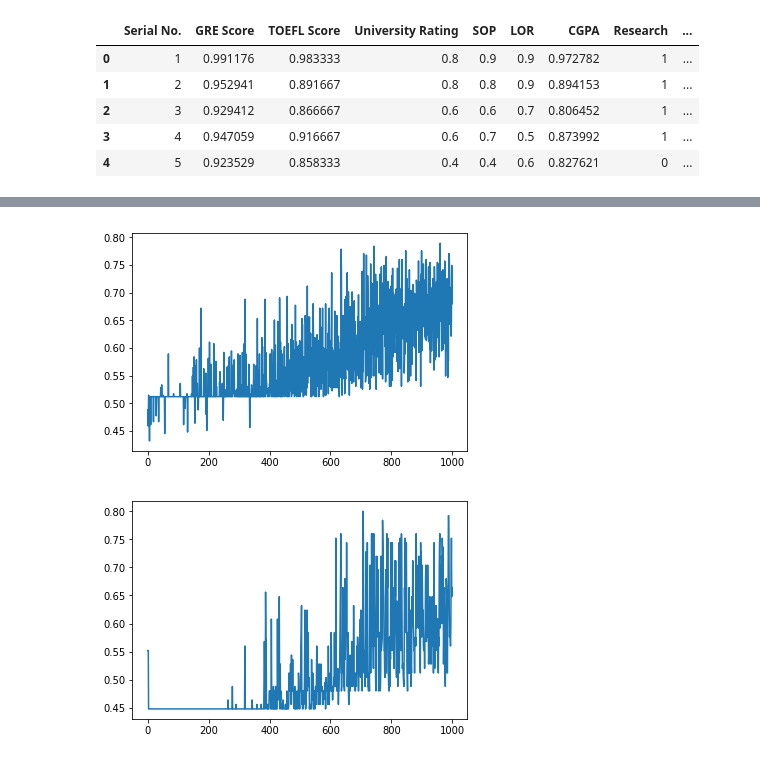
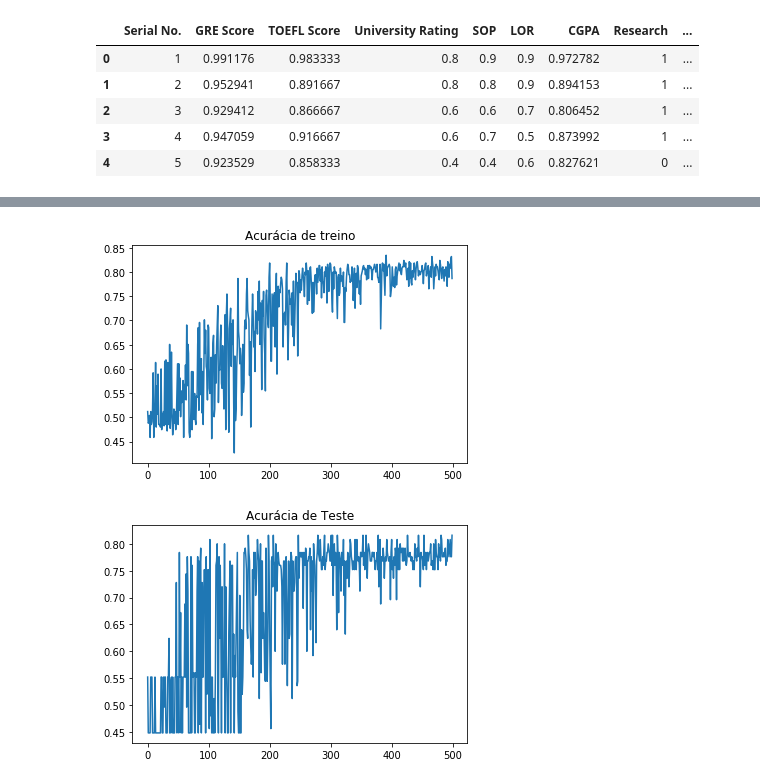
Before and after one commit to karlissonJR/Machine-Learning, a Jupyter notebook: rede_neural.ipynb, the cells around one changed output, grey strips where cells are left out. Drawn from its saved outputs; the diff is of its cells as text; code cells hidden in the pictures.

```diff
--- a/rede_neural.ipynb
+++ b/rede_neural.ipynb
@@ -43,5 +43,5 @@ x_train, x_test, y_train, y_test = train_test_split(x, y, test_size=0.25, random
 # %%
 model = Sequential()
-model.add(Dense(255, input_shape=(6,), activation="sigmoid"))
-model.add(Dense(130, activation="sigmoid"))
+model.add(Dense(128, input_shape=(6,), activation="sigmoid"))
+model.add(Dense(64, activation="sigmoid"))
 model.add(Dense(2, activation="softmax"))
@@ -67,7 +52,7 @@ _________________________________________________________________
 # %%
 print("[INFO] treinando a rede neural...")
-model.compile(optimizer=SGD(0.01), loss="categorical_crossentropy", metrics=["accuracy"])
-train = model.fit(x=x_train, y=y_train, batch_size=128, epochs=1000, verbose=2, validation_data=(x_test, y_test))
+model.compile(optimizer=SGD(0.1), loss="categorical_crossentropy", metrics=["accuracy"])
+train = model.fit(x=x_train, y=y_train, batch_size=128, epochs=500, verbose=2, validation_data=(x_test, y_test))
 # %% [output]
 [INFO] treinando a rede neural...
 Train on 375 samples, validate on 125 samples
@@ -103,10 +74,12 @@ weighted avg       0.79      0.66      0.64       125
 # %%
+plt.title("Acurácia de treino")
 plt.plot(train.history['acc'])
 plt.show()
 # %% [output]
-[figure, old version]
+[figure, new version]
 # %%
+plt.title("Acurácia de Teste")
 plt.plot(train.history['val_acc'])
 plt.show()
 # %% [output]
-[figure, old version]
+[figure, new version]
```
Also changed, not shown: parts of 6 cells of this notebook, 1 other file.
